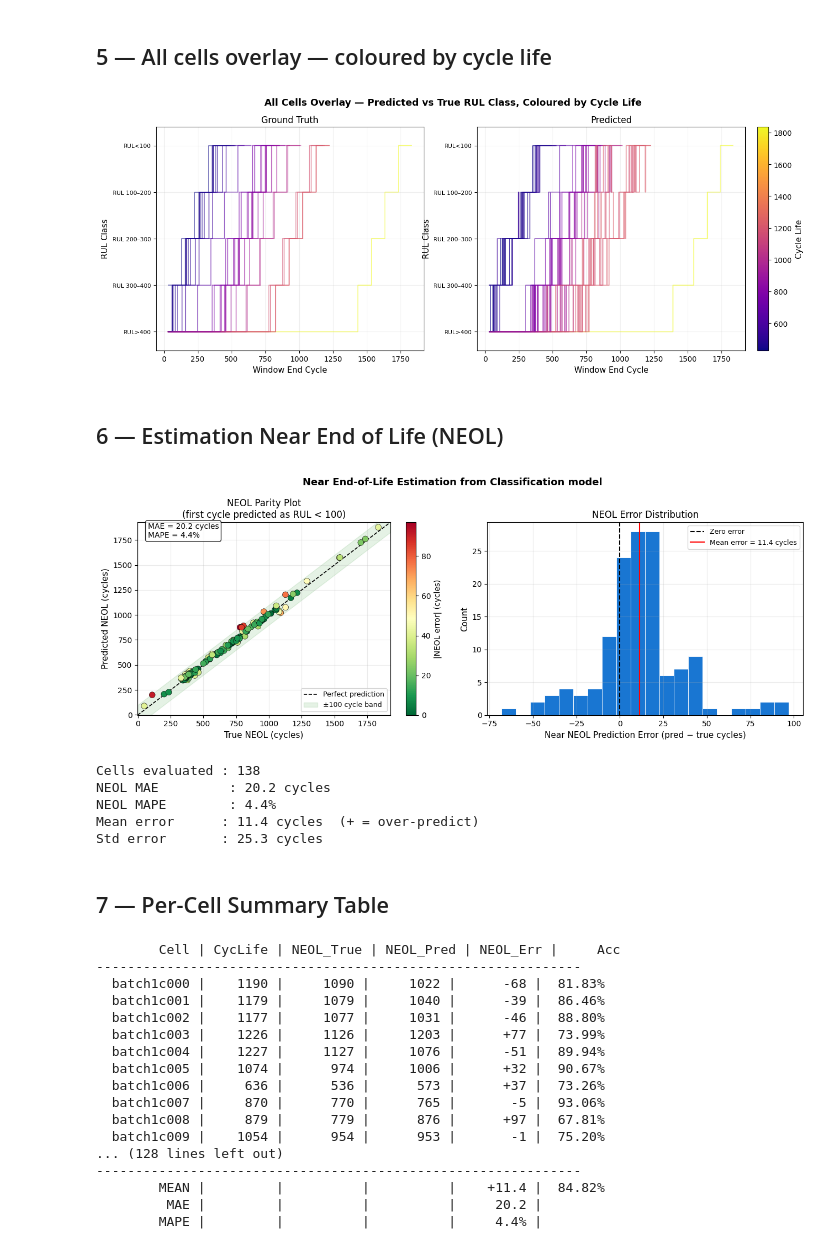
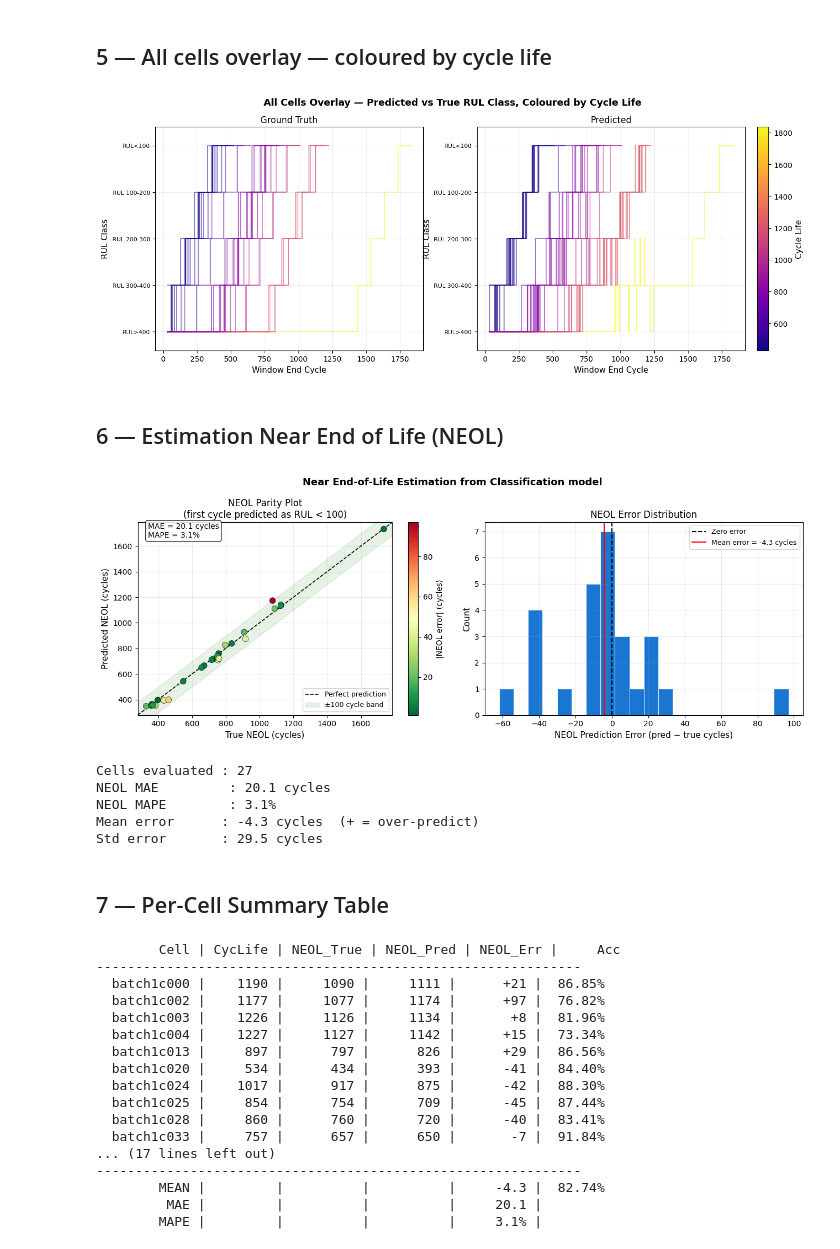
Before and after one commit to PhanLeSon03/battery_estimation, a Jupyter notebook: predict_clf.ipynb, the cells around one changed output. Drawn from its saved outputs; the diff is of its cells as text; code cells hidden in the pictures.

```diff
--- a/predict_clf.ipynb
+++ b/predict_clf.ipynb
@@ -45,7 +44,7 @@ model = BatteryRULClassifier(
         summary_feats = SUMMARY_FEATS,
         n_classes     = N_CLASSES).to(DEVICE)
 
-model.load_state_dict(torch.load(MODEL_PATH, map_location=DEVICE))
+model.load_state_dict(torch.load(MODEL_PATH, map_location=DEVICE, weights_only=True))
 model.eval().to(DEVICE)
 
 dq_scaler      = joblib.load("./checkpoints_clf/dq_scaler.pkl")
@@ -83,7 +82,7 @@ def predict_cell(cell: dict, scalers = None):
     dqdv_avg = np.array(summary["dqdv_avg"], dtype=np.float32).reshape(-1)
     log_std_dq = np.array(summary["log_std_dq"], dtype=np.float32).reshape(-1)
     log_std_T = np.array(summary["log_std_T"], dtype=np.float32).reshape(-1)
-    log_std_ir = np.array(summary["log_std_ir"], dtype=np.float32).reshape(-1)
+    log_std_I = np.array(summary["log_std_I"], dtype=np.float32).reshape(-1)
     log_std_ct = np.array(summary["log_std_ct"], dtype=np.float32).reshape(-1)
 
     n_cyc = min(len(qd) - 1, len(qdlin_list))   # usable cycles
@@ -103,7 +102,7 @@ def predict_cell(cell: dict, scalers = None):
         out[:length] = q[:length] - ref_qdlin[:length]
         return out
 
-    def get_summary_row(c, d_pos=4):
+    def get_summary_row(c, d_pos=5):
         pos = c + 1
         def safe(arr):
             return float(arr[pos]) if pos < len(arr) else 0.0
@@ -111,16 +110,15 @@ def predict_cell(cell: dict, scalers = None):
         pe  = np.array([
             np.sin(pos / 3000 ** (2 * i / d_pos)) if i % 2 == 0 else
             np.cos(pos / 3000 ** ((2 * i - 1) / d_pos))
-            for i in range(d_pos)
+            for i in range(1,d_pos)
         ], dtype=np.float32)   # (4,)
 
 
         scalar_feats = np.array([
             safe(qd), safe(ir), safe(tmx), safe(tav), safe(ct),
             safe(dqdv_max), safe(dqdv_min), safe(dqdv_avg),
-            safe(log_std_dq), safe(log_std_T), safe(log_std_ir), safe(log_std_ct),
+            safe(log_std_dq), safe(log_std_T), safe(log_std_I), safe(log_std_ct),
         ], dtype=np.float32)   # (12,)
-
         return np.concatenate([scalar_feats, pe])   # (16,)
 
     end_cycles   = []
@@ -147,6 +145,7 @@ def predict_cell(cell: dict, scalers = None):
 
 
         logits = model(dq_t, sum_t).squeeze(0)           # (N_CLASSES,)
+
         probs  = torch.softmax(logits, dim=-1).cpu().numpy()
         pred_c = int(probs.argmax())
 
@@ -174,7 +173,7 @@ TestCellName = ['batch2c042', 'batch3c030', 'batch1c024', 'batch1c025', 'batch3c
                 'batch1c000', 'batch3c027', 'batch2c041', 'batch2c035', 'batch2c029', 'batch1c028', 'batch1c033',
                 'batch1c037', 'batch1c013', 'batch2c039', 'batch2c027', 'batch1c003', 'batch3c011']
 
-CELL_ID      = 'batch1c013'
+CELL_ID      = 'batch2c042'
 if CELL_ID is None:
     CELL_ID = list(b3.keys())[0]
 print(f"Cell: {CELL_ID}")
@@ -342,11 +341,11 @@ All-cell accuracy  mean=0.8264  std=0.1317  min=0.3073  max=0.9639
 # %% [markdown]
 ## 5 — All cells overlay — coloured by cycle life
 # %%
-from matplotlib import cm
+from matplotlib import colormaps
 
 cycle_lives = [r["cycle_life"] for r in all_results.values()]
 vmin, vmax  = min(cycle_lives), max(cycle_lives)
-cmap        = cm.get_cmap("plasma")
+cmap        = colormaps.get_cmap("plasma")
 
 fig, axes = plt.subplots(1, 2, figsize=(15, 5.5))
 fig.suptitle("All Cells Overlay — Predicted vs True RUL Class, Coloured by Cycle Life",
@@ -375,7 +374,7 @@ cbar.set_label("Cycle Life", fontsize=11)
 plt.savefig("overlay_all_cells_clf.png", dpi=150, bbox_inches="tight")
 plt.show()
 # %% [output]
-[figure, old version]
+[figure, new version]
 # %% [markdown]
 ## 6 — Estimation Near End of Life (NEOL)
 # %%
@@ -426,40 +425,40 @@ ax.set_xlabel("True NEOL (cycles)",      fontsize=11)
 ax.set_ylabel("Predicted NEOL (cycles)", fontsize=11)
 ax.set_title("NEOL Parity Plot\n(first cycle predicted as RUL < 100)")
 ax.set_xlim(lim); ax.set_ylim(lim)
 ax.legend(fontsize=9)
 ax.grid(True, alpha=0.25)
 ax.text(0.04, 0.92, f"MAE = {mae_eol:.1f} cycles\nMAPE = {mape_eol:.1f}%",
         transform=ax.transAxes, fontsize=10,
         bbox=dict(boxstyle="round", facecolor="white", alpha=0.85))
 
 # ── Error histogram ───────────────────────────────────────────────────────────
 ax = axes[1]
 ax.hist(eol_err, bins=20, color="#1976D2", edgecolor="white", linewidth=0.6)
 ax.axvline(0,              color="black", lw=1.5, ls="--", label="Zero error")
 ax.axvline(eol_err.mean(), color="red",   lw=1.5, ls="-",
            label=f"Mean error = {eol_err.mean():.1f} cycles")
-ax.set_xlabel("Near NEOL Prediction Error (pred − true cycles)", fontsize=11)
+ax.set_xlabel("NEOL Prediction Error (pred − true cycles)", fontsize=11)
 ax.set_ylabel("Count", fontsize=11)
 ax.set_title("NEOL Error Distribution")
 ax.legend(fontsize=9)
 ax.grid(True, alpha=0.25)
 
 plt.tight_layout()
 plt.savefig("eol_parity_clf.png", dpi=150, bbox_inches="tight")
 plt.show()
 
 print(f"Cells evaluated : {len(eol_true)}")
 print(f"NEOL MAE         : {mae_eol:.1f} cycles")
 print(f"NEOL MAPE        : {mape_eol:.1f}%")
 print(f"Mean error      : {eol_err.mean():.1f} cycles  (+ = over-predict)")
 print(f"Std error       : {eol_err.std():.1f} cycles")
 # %% [output]
-[figure, old version]
+[figure, new version]
-Cells evaluated : 138
-NEOL MAE         : 20.2 cycles
-NEOL MAPE        : 4.4%
-Mean error      : 11.4 cycles  (+ = over-predict)
-Std error       : 25.3 cycles
+Cells evaluated : 27
+NEOL MAE         : 20.1 cycles
+NEOL MAPE        : 3.1%
+Mean error      : -4.3 cycles  (+ = over-predict)
+Std error       : 29.5 cycles
 # %% [markdown]
 ## 7 — Per-Cell Summary Table
 # %%
@@ -494,18 +493,18 @@ print(f'{"MAPE":>12} | {"":>7} | {"":>8} | {"":>8} | '
 # %% [output]
         Cell | CycLife | NEOL_True | NEOL_Pred | NEOL_Err |     Acc
 --------------------------------------------------------------
-  batch1c000 |    1190 |     1090 |     1022 |      -68 |  81.83%
-  batch1c001 |    1179 |     1079 |     1040 |      -39 |  86.46%
-  batch1c002 |    1177 |     1077 |     1031 |      -46 |  88.80%
-  batch1c003 |    1226 |     1126 |     1203 |      +77 |  73.99%
-  batch1c004 |    1227 |     1127 |     1076 |      -51 |  89.94%
-  batch1c005 |    1074 |      974 |     1006 |      +32 |  90.67%
-  batch1c006 |     636 |      536 |      573 |      +37 |  73.26%
-  batch1c007 |     870 |      770 |      765 |       -5 |  93.06%
-  batch1c008 |     879 |      779 |      876 |      +97 |  67.81%
-  batch1c009 |    1054 |      954 |      953 |       -1 |  75.20%
-... (128 lines left out)
+  batch1c000 |    1190 |     1090 |     1111 |      +21 |  86.85%
+  batch1c002 |    1177 |     1077 |     1174 |      +97 |  76.82%
+  batch1c003 |    1226 |     1126 |     1134 |       +8 |  81.96%
+  batch1c004 |    1227 |     1127 |     1142 |      +15 |  73.34%
+  batch1c013 |     897 |      797 |      826 |      +29 |  86.56%
+  batch1c020 |     534 |      434 |      393 |      -41 |  84.40%
+  batch1c024 |    1017 |      917 |      875 |      -42 |  88.30%
+  batch1c025 |     854 |      754 |      709 |      -45 |  87.44%
+  batch1c028 |     860 |      760 |      720 |      -40 |  83.41%
+  batch1c033 |     757 |      657 |      650 |       -7 |  91.84%
+... (17 lines left out)
 --------------------------------------------------------------
-        MEAN |         |          |          |    +11.4 |  84.82%
-         MAE |         |          |          |     20.2 |
-        MAPE |         |          |          |     4.4% |
+        MEAN |         |          |          |     -4.3 |  82.74%
+         MAE |         |          |          |     20.1 |
+        MAPE |         |          |          |     3.1% |
```
Also changed, not shown: parts of 4 cells of this notebook, 6 other files.
